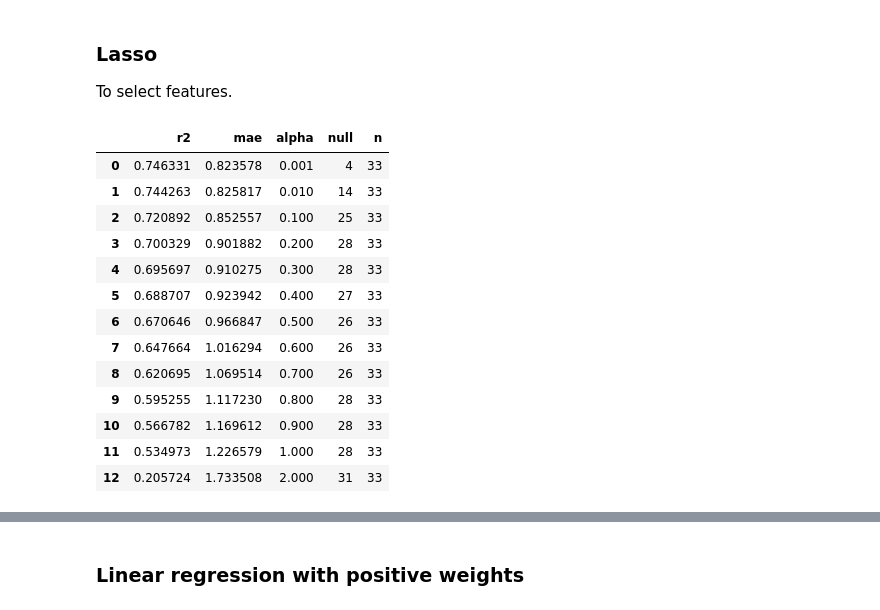
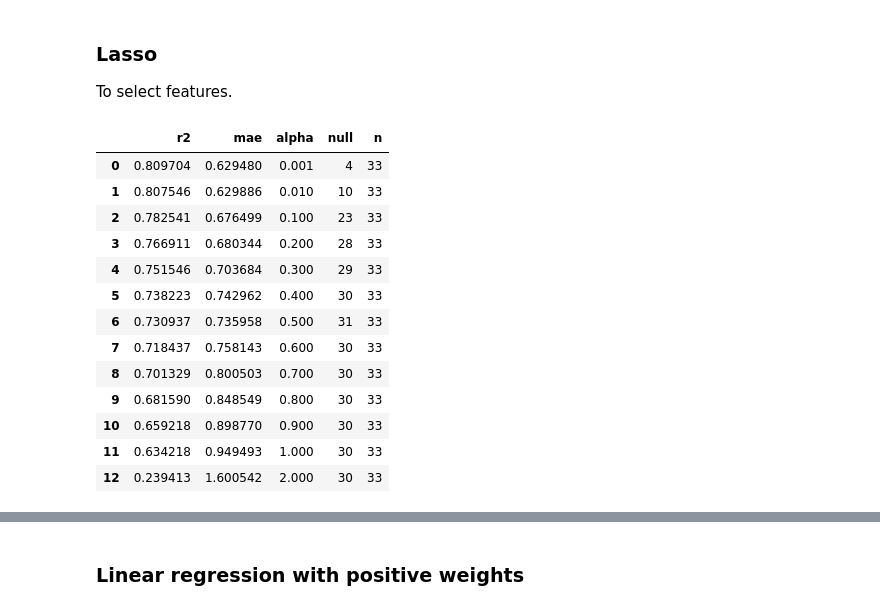
Before and after one commit to sdpython/mlprodict, a Jupyter notebook: _doc/notebooks/onnx_operator_cost.ipynb, the cells around one changed output, grey strips where cells are left out. Saved outputs shown, nothing was run; the diff lists cells and outputs as text; code cells hidden in the pictures.

```diff
--- a/_doc/notebooks/onnx_operator_cost.ipynb
+++ b/_doc/notebooks/onnx_operator_cost.ipynb
@@ -144,0 +145,4 @@ df
+# %%
+df = process_shape((3, 244, 244, 1))
+dfs.append(df)
+df
@@ -144,0 +167,4 @@ df
+# %%
+df = process_shape((1, 244, 244, 3))
+dfs.append(df)
+df
@@ -271,7 +314,7 @@ data[['dim', 'shape', 'ratio']].groupby(['dim', 'shape']).agg({'ratio': [min, ma
 # %% [markdown]
 ### Computing the features
 # %%
-def edit_distance(mot1, mot2):
+def _edit_distance(mot1, mot2):
     dist = {(-1, -1): 0}
     pred = {(-1, -1): None}
     if len(mot1) == 0:
@@ -302,7 +345,7 @@ def edit_distance(mot1, mot2):
 
     return dist[len(mot1) - 1, len(mot2) - 1]
 
-edit_distance("abdc", "cbda")
+_edit_distance("abdc", "cbda")
 # %% [output]
 2
 # %%
@@ -313,7 +356,7 @@ edit_distance((0, 1, 2, 3), (0, 2, 1, 3))
 from math import log
 
 
-def is_rotation(perm):
+def _is_rotation(perm):
     t = tuple(perm)
     c = list(range(len(perm)))
     for i in range(len(c)):
@@ -324,7 +367,7 @@ def is_rotation(perm):
     return False
 
 
-def relu(x, origin=0):
+def _relu(x, origin=0):
     return origin if x < origin else x
 
 
@@ -357,7 +400,7 @@ def compute_features(shape, perm):
                 dim=len(shape), discont=dis_cont)
 
     for c in [16, 32]:
-        feat["end%d" % c] = relu(end, c)
+        feat["end%d" % c] = _relu(end, c)
 
     keys = list(feat)
     for k in keys:
@@ -369,26 +412,27 @@ def compute_features(shape, perm):
         feat["iend%d" % c] = float(end >= c)
         feat["ibegin%d" % c] = float(begin >= c)
 
+    # feat['CST'] = 1
     feat['CST_'] = -1
-    feat['dbegin'] = len(shape) - dbegin
-    feat['dend'] = len(shape) - dend
+    feat['dbegin'] = - dbegin
+    feat['dend'] = - dend
 
     keys = list(feat)
     for k in keys:
         if k.startswith('end') or k.startswith('begin'):
-            feat[k] = 1. / feat[k]
+            feat[k] = - feat[k]
         elif k.startswith('rend') or k.startswith('rbegin'):
-            feat[k] = 1. / feat[k]
+            feat[k] = - feat[k]
         elif k.startswith('iend') or k.startswith('ibegin'):
-            feat[k] = len(perm) - feat[k]
+            feat[k] = - feat[k]
         elif k == "rdiscont":
-            feat[k] = len(perm) - feat[k]
+            feat[k] = - feat[k]
 
     idp = list(range(len(perm)))
-    feat["rot"] = 1 + (-1 if is_rotation(perm) else 0)
+    feat["rot"] = -1 if _is_rotation(perm) else 0
     feat["rev"] = 1 if perm == tuple(idp[::-1]) else 0
-    feat["edit"] = edit_distance(idp, perm)
-    feat["redit"] = edit_distance(idp, perm) / len(idp)
+    feat["edit"] = _edit_distance(idp, perm)
+    feat["redit"] = feat["edit"] / len(idp)
     return feat
 
 
@@ -647,42 +691,44 @@ To select features.
 # %%
 from sklearn.linear_model import Lasso
 
 scores = []
 models = []
 for a in tqdm([0.001, 0.01, 0.1, 0.2, 0.3, 0.4, 0.5, 0.6, 0.7, 0.8, 0.9, 1., 2.]):
     alpha = a * 1.
-    pipe = make_pipeline(StandardScaler(with_mean=False), Lasso(alpha=alpha, fit_intercept=False))
+    pipe = make_pipeline(
+        StandardScaler(with_mean=False),
+        Lasso(alpha=alpha, fit_intercept=False, max_iter=5000))
     pipe.fit(X, yt)
     pred = numpy.maximum(pipe.predict(X), 0)
     model = pipe.steps[1][1]
     scores.append(dict(r2=r2_score(yt, pred), mae=mean_absolute_error(yt, pred),
                        alpha=alpha, null=(numpy.abs(model.coef_) < 1e-6).sum(),
                        n=len(model.coef_)))
     models.append(pipe)
     if alpha >= 0.01 and alpha <= 0.2:
         coef = {k: v for k, v in zip(X.columns, pipe.steps[1][1].coef_)}
         coef['name'] = "Lasso-%f" % alpha
         coef['model'] = pipe
         coef['r2'] = r2_score(yt, pred)
         coef['mae'] = mean_absolute_error(yt, pred)
         coefs.append(coef)
 
 DataFrame(scores)
 # %% [output]
 |  | r2 | mae | alpha | null | n |
-| 0 | 0.746331 | 0.823578 | 0.001 | 4 | 33 |
-| 1 | 0.744263 | 0.825817 | 0.010 | 14 | 33 |
-| 2 | 0.720892 | 0.852557 | 0.100 | 25 | 33 |
-| 3 | 0.700329 | 0.901882 | 0.200 | 28 | 33 |
-| 4 | 0.695697 | 0.910275 | 0.300 | 28 | 33 |
-| 5 | 0.688707 | 0.923942 | 0.400 | 27 | 33 |
-| 6 | 0.670646 | 0.966847 | 0.500 | 26 | 33 |
-| 7 | 0.647664 | 1.016294 | 0.600 | 26 | 33 |
-| 8 | 0.620695 | 1.069514 | 0.700 | 26 | 33 |
-| 9 | 0.595255 | 1.117230 | 0.800 | 28 | 33 |
-| 10 | 0.566782 | 1.169612 | 0.900 | 28 | 33 |
-| 11 | 0.534973 | 1.226579 | 1.000 | 28 | 33 |
-| 12 | 0.205724 | 1.733508 | 2.000 | 31 | 33 |
+| 0 | 0.809704 | 0.629480 | 0.001 | 4 | 33 |
+| 1 | 0.807546 | 0.629886 | 0.010 | 10 | 33 |
+| 2 | 0.782541 | 0.676499 | 0.100 | 23 | 33 |
+| 3 | 0.766911 | 0.680344 | 0.200 | 28 | 33 |
+| 4 | 0.751546 | 0.703684 | 0.300 | 29 | 33 |
+| 5 | 0.738223 | 0.742962 | 0.400 | 30 | 33 |
+| 6 | 0.730937 | 0.735958 | 0.500 | 31 | 33 |
+| 7 | 0.718437 | 0.758143 | 0.600 | 30 | 33 |
+| 8 | 0.701329 | 0.800503 | 0.700 | 30 | 33 |
+| 9 | 0.681590 | 0.848549 | 0.800 | 30 | 33 |
+| 10 | 0.659218 | 0.898770 | 0.900 | 30 | 33 |
+| 11 | 0.634218 | 0.949493 | 1.000 | 30 | 33 |
+| 12 | 0.239413 | 1.600542 | 2.000 | 30 | 33 |
 # %%
 coef = {k: v for k, v in zip(X.columns, models[1].steps[1][1].coef_)}
 df = DataFrame(coef.items(), columns=["feature", "value"]).set_index("feature")
```
Also changed, not shown: parts of 40 cells of this notebook, 4 other files.
